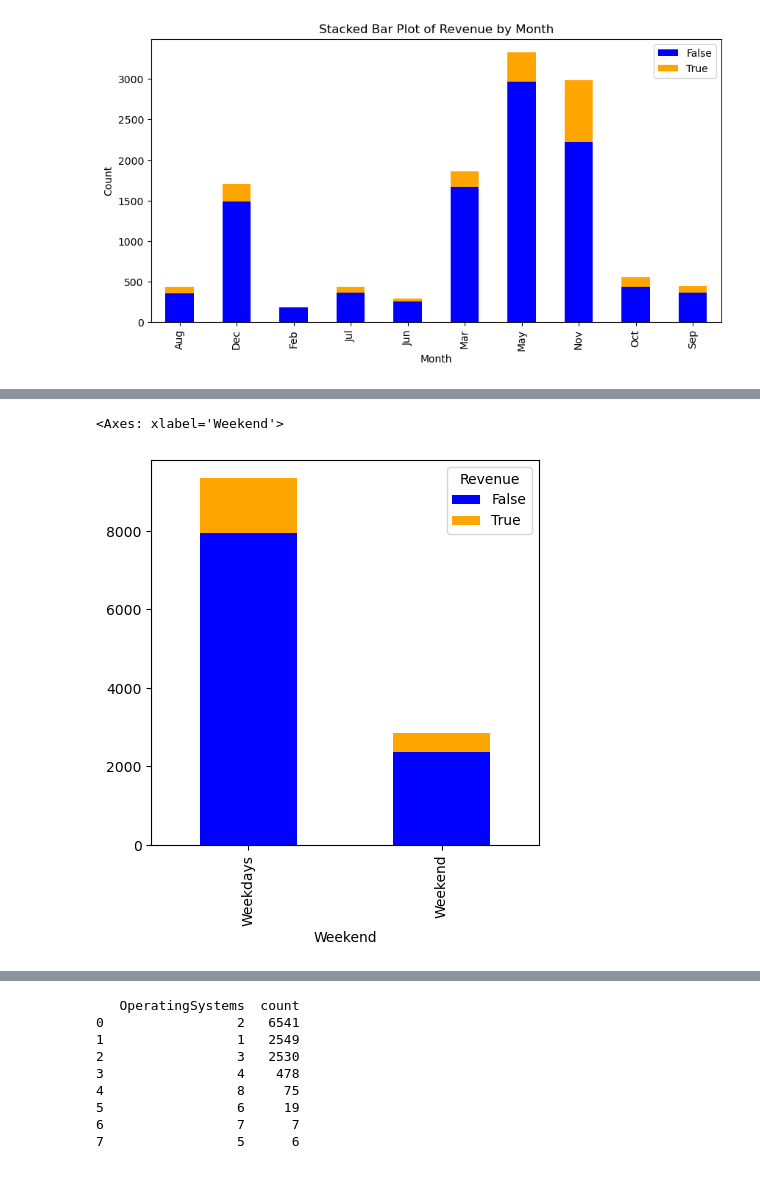
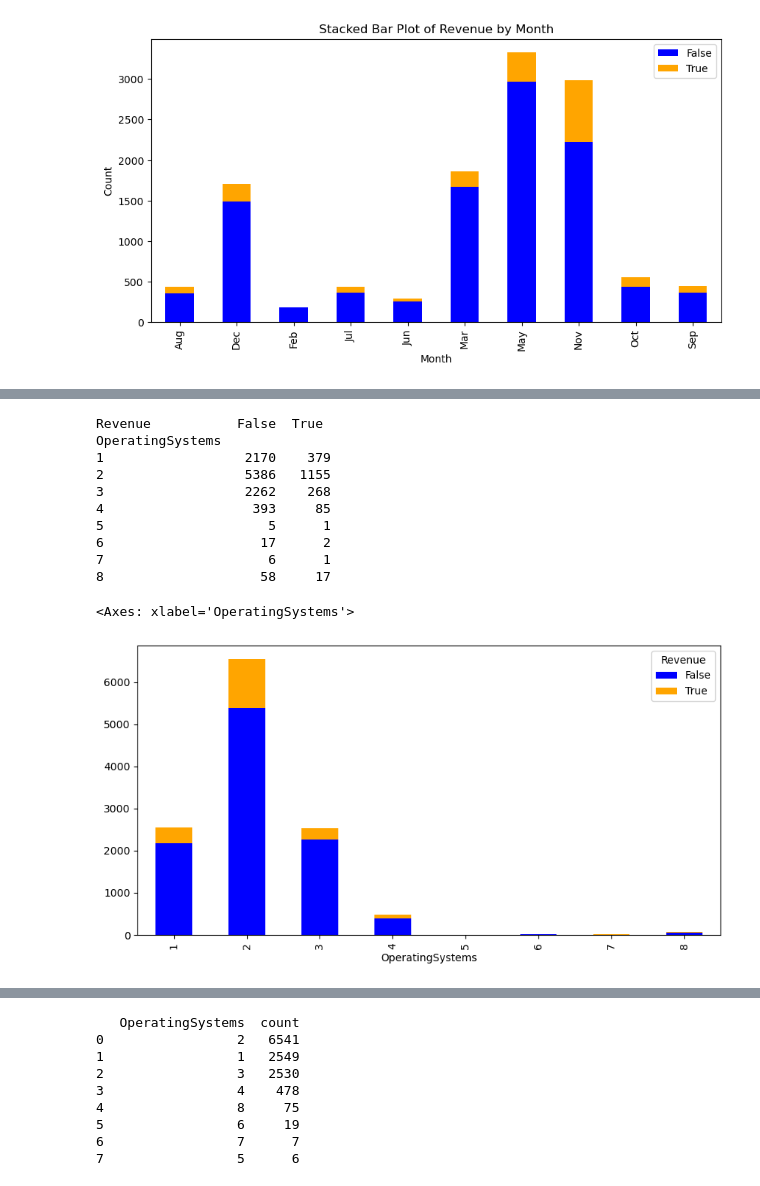
Before and after one commit to liam-li-ming/Learning, a Jupyter notebook: online_shoppers/analysis_on_online_shoppers.ipynb, the cells around one changed output, grey strips where cells are left out. Cells and saved outputs as stored; diff of their text form; code cells hidden in the pictures.

```diff
--- a/online_shoppers/analysis_on_online_shoppers.ipynb
+++ b/online_shoppers/analysis_on_online_shoppers.ipynb
@@ -224,8 +254,22 @@ Sep      362    86
 # %%
-"""Revenue by Weekend"""
-revenue_weekend = df_nadu.groupby('Weekend')['Revenue'].value_counts().unstack('Revenue')
+ops = df_nadu.groupby("OperatingSystems")["Revenue"].value_counts()
 
-revenue_weekend.plot(kind = "bar", stacked = True, color = ['blue', 'orange'], figsize = (5, 5))
+df_ops = ops.reset_index()
+df_ops_p = df_ops.pivot(index = 'OperatingSystems',
+                        columns = 'Revenue', values = 'count')
+print(df_ops_p)
+
+df_ops_p.plot(kind = "bar", stacked = True, color = ['blue', 'orange'], figsize = (10, 5))
 # %% [output]
-<Axes: xlabel='Weekend'>
+Revenue           False  True
+OperatingSystems
+1                  2170    379
+2                  5386   1155
+3                  2262    268
+4                   393     85
+5                     5      1
+6                    17      2
+7                     6      1
+8                    58     17
+<Axes: xlabel='OperatingSystems'>
-[figure, old version]
+[figure, new version]
```
Also changed, not shown: parts of 8 cells of this notebook.
